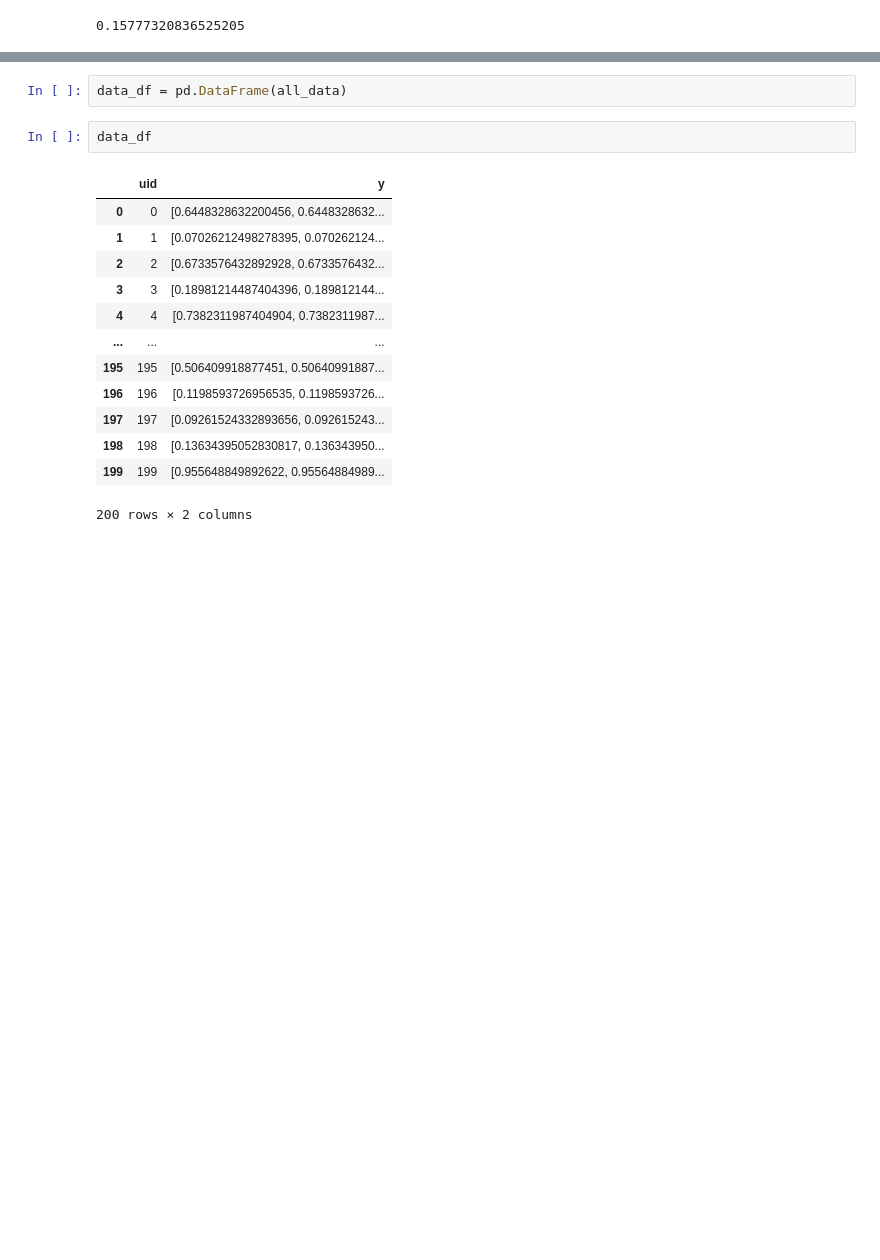
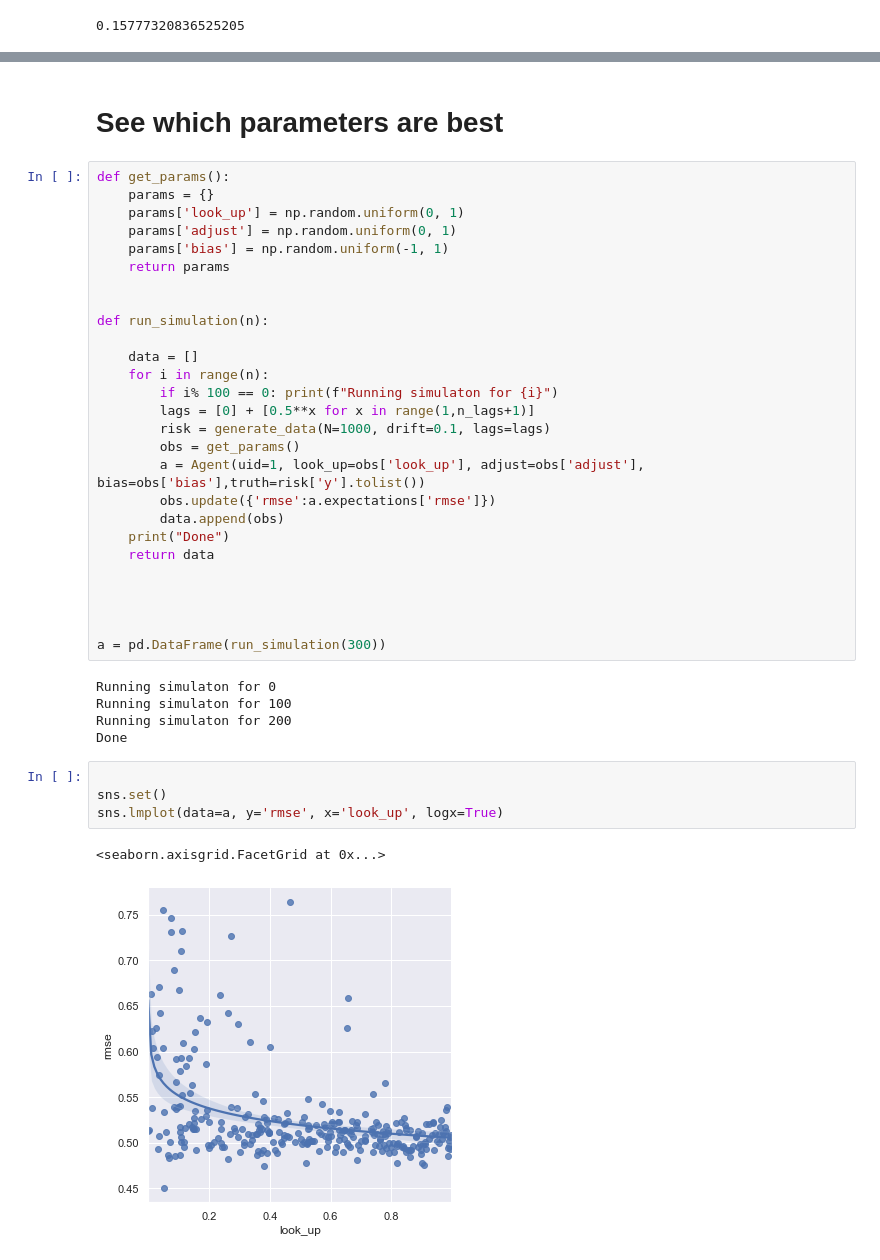
Before and after one commit to josh-ashkinaze/opinion-errors, a Jupyter notebook: Untitled.ipynb, the cells around one changed output, grey strips where cells are left out. Drawn from its saved outputs; the diff is of its cells as text; blank space fills up the shorter version.

```diff
--- a/Untitled.ipynb
+++ b/Untitled.ipynb
@@ -145,18 +132,41 @@ beliefs
-# %%
-data_df = pd.DataFrame(all_data)
-# %%
-data_df
-# %% [output]
-|  | uid | y |
-| 0 | 0 | [0.6448328632200456, 0.6448328632... |
-| 1 | 1 | [0.07026212498278395, 0.070262124... |
-| 2 | 2 | [0.6733576432892928, 0.6733576432... |
-| 3 | 3 | [0.18981214487404396, 0.189812144... |
-| 4 | 4 | [0.7382311987404904, 0.7382311987... |
-| ... | ... | ... |
-| 195 | 195 | [0.506409918877451, 0.50640991887... |
-| 196 | 196 | [0.1198593726956535, 0.1198593726... |
-| 197 | 197 | [0.09261524332893656, 0.092615243... |
-| 198 | 198 | [0.13634395052830817, 0.136343950... |
-| 199 | 199 | [0.955648849892622, 0.95564884989... |
-200 rows × 2 columns
+# %% [markdown]
+# See which parameters are best
+# %%
+def get_params():
+    params = {}
+    params['look_up'] = np.random.uniform(0, 1)
+    params['adjust'] = np.random.uniform(0, 1)
+    params['bias'] = np.random.uniform(-1, 1)
+    return params
+
+
+def run_simulation(n):
+
+    data = []
+    for i in range(n):
+        if i% 100 == 0: print(f"Running simulaton for {i}")
+        lags = [0] + [0.5**x for x in range(1,n_lags+1)]
+        risk = generate_data(N=1000, drift=0.1, lags=lags)
+        obs = get_params()
+        a = Agent(uid=1, look_up=obs['look_up'], adjust=obs['adjust'], bias=obs['bias'],truth=risk['y'].tolist())
+        obs.update({'rmse':a.expectations['rmse']})
+        data.append(obs)
+    print("Done")
+    return data
+
+
+
+
+a = pd.DataFrame(run_simulation(300))
+# %% [output]
+Running simulaton for 0
+Running simulaton for 100
+Running simulaton for 200
+Done
+# %%
+
+sns.set()
+sns.lmplot(data=a, y='rmse', x='look_up', logx=True)
+# %% [output]
+<seaborn.axisgrid.FacetGrid at 0x...>
+[figure, added]
```
Also changed, not shown: parts of 5 cells of this notebook.
